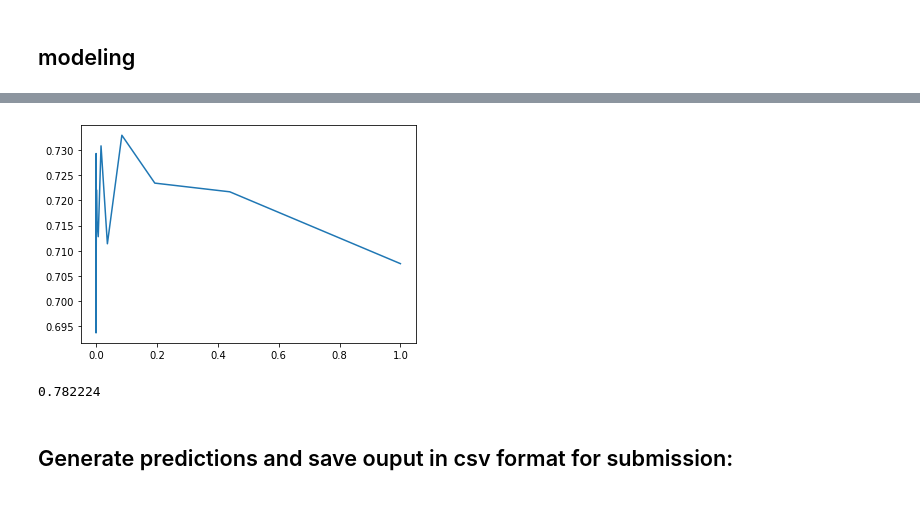
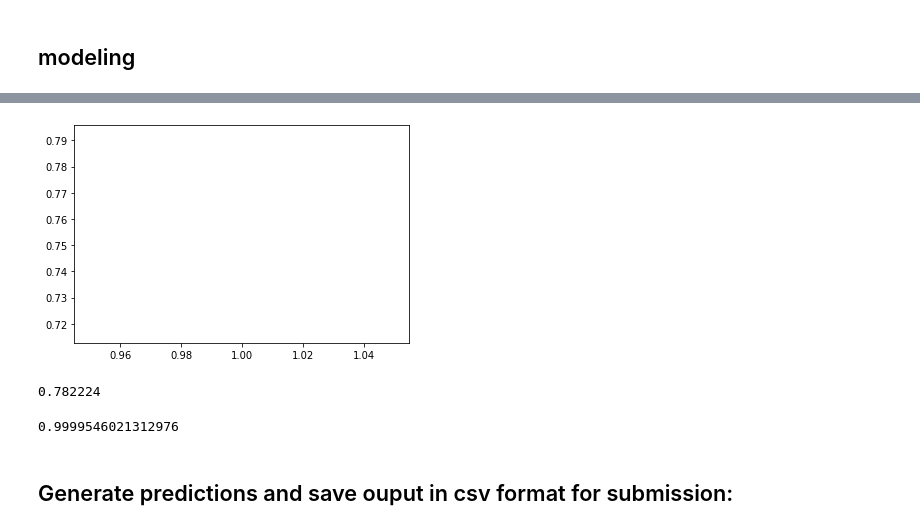
Before and after one commit to arthurbabey/AIAIaie, a Jupyter notebook: scripts/project1.ipynb, the cells around one changed output, grey strips where cells are left out. Saved outputs shown, nothing was run; the diff lists cells and outputs as text; code cells hidden in the pictures.

```diff
--- a/scripts/project1.ipynb
+++ b/scripts/project1.ipynb
@@ -129,8 +138,8 @@ plt.colorbar()
 # %% [markdown]
 ## modeling
 # %%
-degree = 2
-lambdas = np.logspace(-5, 0, 15)
+degree = 3
+lambdas = [1]
 method = 'penalized'
 validationy[np.nonzero(validationy == 0)] = -1
 
@@ -171,4 +174,4 @@ entire step : 0.06890580000072077
-[figure, old version]
+[figure, new version]
 # %%
 predictions = predict_labels(w, validationtx)
 
@@ -176,6 +179,10 @@ accuracy = calculate_classification_accuracy(validationy,predictions)
 print(accuracy)
 # %% [output]
 0.782224
+# %%
+1 / (1 + np.exp(-10))
+# %% [output]
+0.9999546021312976
 # %% [markdown]
 ## Generate predictions and save ouput in csv format for submission:
 # %%
```
Also changed, not shown: parts of 4 cells of this notebook, 1 other file.
